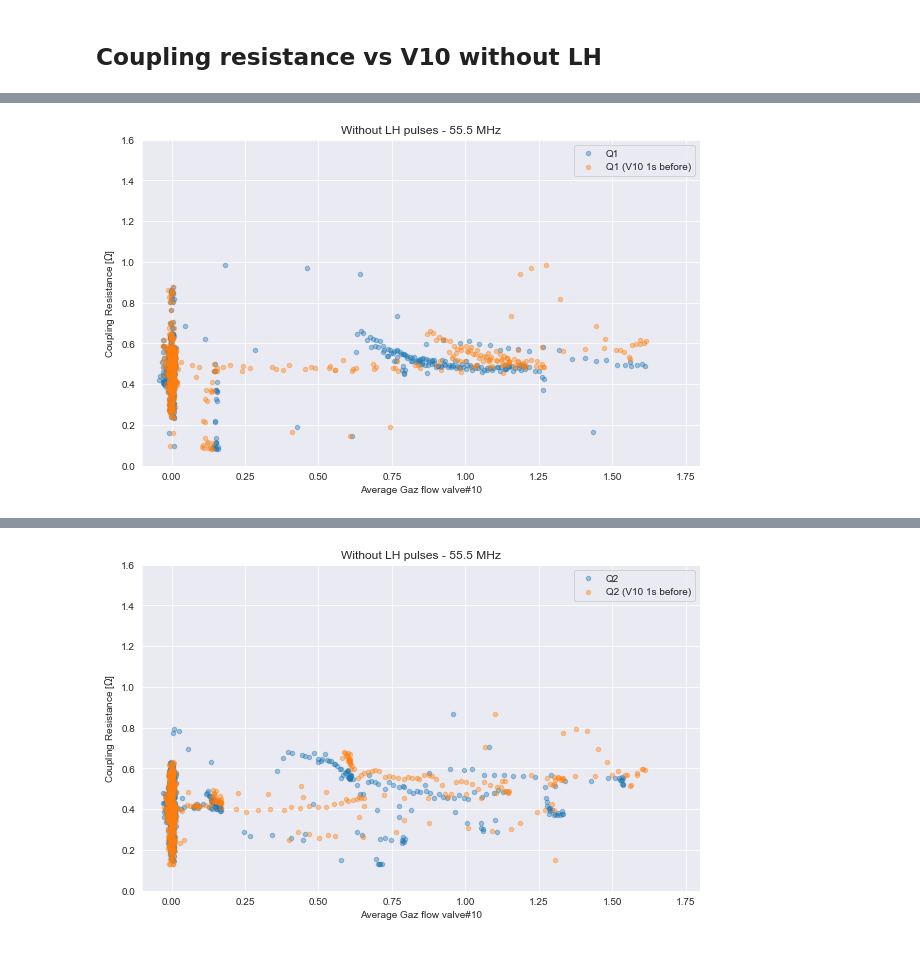
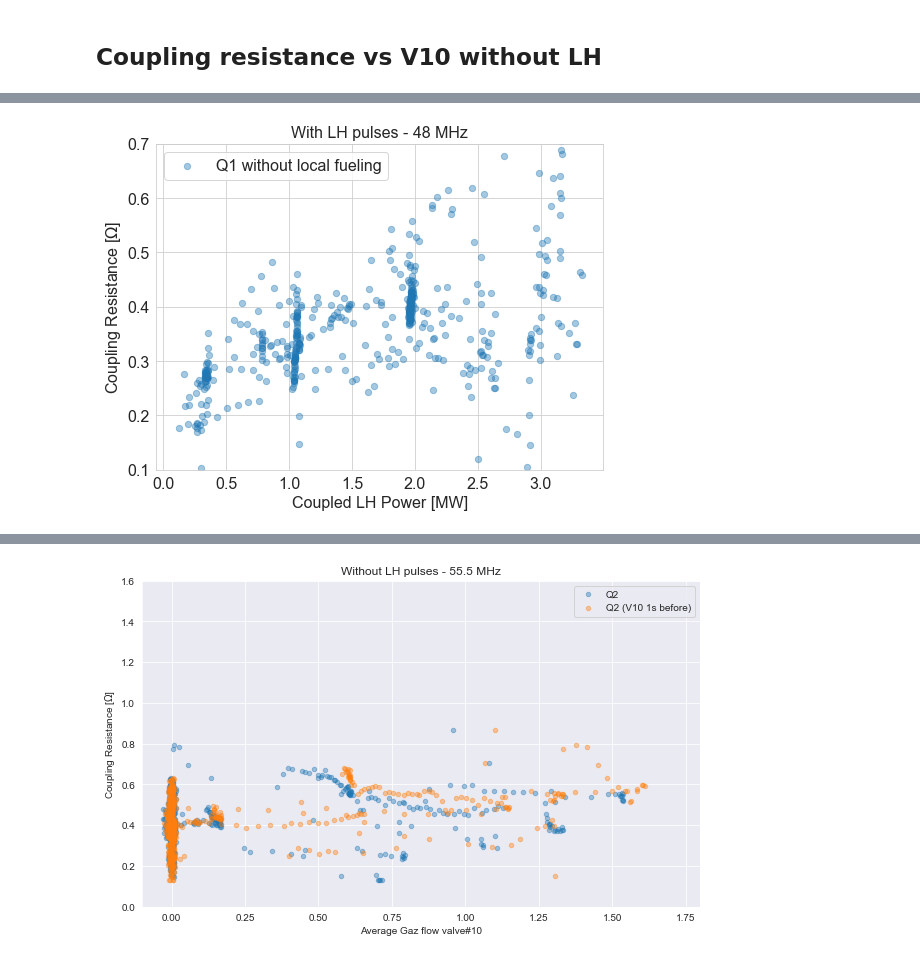
Before and after one commit to Hash--/ICRH, a Jupyter notebook: notebooks/WEST/C3b/WEST_C3b_coupling_analysis.ipynb, the cells around one changed output, grey strips where cells are left out. Drawn from its saved outputs; the diff is of its cells as text; code cells hidden in the pictures.

Commit message:
updates with figures for Guillaume

```diff
--- a/notebooks/WEST/C3b/WEST_C3b_coupling_analysis.ipynb
+++ b/notebooks/WEST/C3b/WEST_C3b_coupling_analysis.ipynb
@@ -71,0 +79,16 @@ fig.savefig('WEST_C3b_LangmuirLHCD_vs_P_LH.png', dpi=150)
+# %%
+sns.set_style('whitegrid')
+fig, ax = plt.subplots()
+labels = ['LH1 - Upper Left', 'LH1 - Upper Right', 'LH1 - Lower Left', 'LH1 - Lower Right',
+          'LH2 - Upper Left', 'LH2 - Upper Right', 'LH2 - Lower Left', 'LH2 - Lower Right', ]
+markers = ['o', 'o', 'o', 'o',
+          'x', 'x', 'x', 'x']
+for idx in range(8):
+    data_Q2.query('P_LH_avg > 0.1').plot(ax=ax, x='P_LH_avg', y=f'Lang{idx+1}_avg', kind='scatter',
+                                         c='Ip_avg', colorbar=False, cmap='viridis',
+                                         #c=sns.color_palette()[idx] ,
+                                         label=labels[idx], marker=markers[idx])
+ax.set_yscale('log')
+ax.set_ylabel('Ion saturation current [mA]')
+ax.set_xlabel('P_LH [MW]')
+ax.set_title('LHCD antennas Langmuir probes')
@@ -643,3 +807,6 @@ fig.savefig('WEST_C3b_Rc_vs_V9_Q1-Q2_withoutLH.png', dpi=150)
 [figure]
 # %% [markdown]
 ## Coupling resistance vs V10 without LH
+# %%
+data_Q1['gaz_puf_before'] = data_Q1['V10_before_avg'] + data_Q1['V7_before_avg']
+data_Q2['gaz_puf_before'] = data_Q2['V10_before_avg'] + data_Q2['V7_before_avg']
@@ -646,18 +874,18 @@ fig.savefig('WEST_C3b_Rc_vs_V9_Q1-Q2_withoutLH.png', dpi=150)
+# %%
+no_fuelling_before = 'V7_before_avg < 0.1 & V10_before_avg < 0.1'
 # %%
+fig, ax = plt.subplots(figsize=(8,6))
+data_Q1.query(no_fuelling_before).query(with_LH).query('freq_Q1 > 47 & freq_Q1 < 49').plot(x='P_LH_avg', y='Rc_avg', kind='scatter', ax=ax, label='Q1 without local fueling', color=sns.color_palette()[0], alpha=0.4, s=40)
+#data_Q1_clean.query(no537).query(with_LH).query('freq_Q1 > 47 & freq_Q1 < 49').query('V7_before_avg > 0.1').plot(x='P_LH_avg', y='Rc_avg', kind='scatter', ax=ax, label='Q1 with V7', color=sns.color_palette()[3], s=40)
+#data_Q1_clean.query(no537).query(with_LH).query('freq_Q1 > 47 & freq_Q1 < 49').query('V10_before_avg > 0.1').plot(x='P_LH_avg', y='Rc_avg', kind='scatter', ax=ax, label='Q1 with V10', color=sns.color_palette()[4], s=40)
 
-fig, ax = plt.subplots()
-#data_Q1.plot(x='V10_avg', y='Rc_avg', kind='scatter', ax=ax, label='Q1', color=sns.color_palette()[0], alpha=0.4)
-data_Q1_clean.query(no_LH).query('freq_Q1 > 55 & freq_Q1 < 56').plot(x='V10_avg', y='Rc_avg', kind='scatter', ax=ax, label='Q1', color=sns.color_palette()[0], alpha=0.4)
-data_Q1_clean.query(no_LH).query('freq_Q1 > 55 & freq_Q1 < 56').plot(x='V10_before_avg', y='Rc_avg', kind='scatter', ax=ax, label='Q1 (V10 1s before)', color=sns.color_palette()[1], alpha=0.4)
+ax.set_xlabel('Coupled LH Power [MW]', fontsize=16)
+ax.set_ylabel('Coupling Resistance [$\Omega$]', fontsize=16)
+ax.set_title('With LH pulses - 48 MHz', fontsize=16)
+ax.legend(fontsize=16)
+ax.set_ylim(0.1, 0.7)
+ax.tick_params(axis='both', which='major', labelsize=16)
 
-
-ax.set_xlabel('Average Gaz flow valve#10')
-ax.set_ylabel('Coupling Resistance [$\Omega$]')
-ax.set_title('Without LH pulses - 55.5 MHz')
-ax.legend()
-ax.set_xlim(-0.1, 1.8)
-ax.set_ylim(0, 1.6)
-
-fig.savefig('WEST_C3b_Rc_vs_V10_Q1_fine_withoutLH.png', dpi=150)
+fig.savefig('2019-04-19_RcQ1_vs_Plh_V11.png', dpi=150)
 # %% [output]
-[figure, old version]
+[figure, new version]
```
Also changed, not shown: parts of 32 cells of this notebook, 1 other file.
